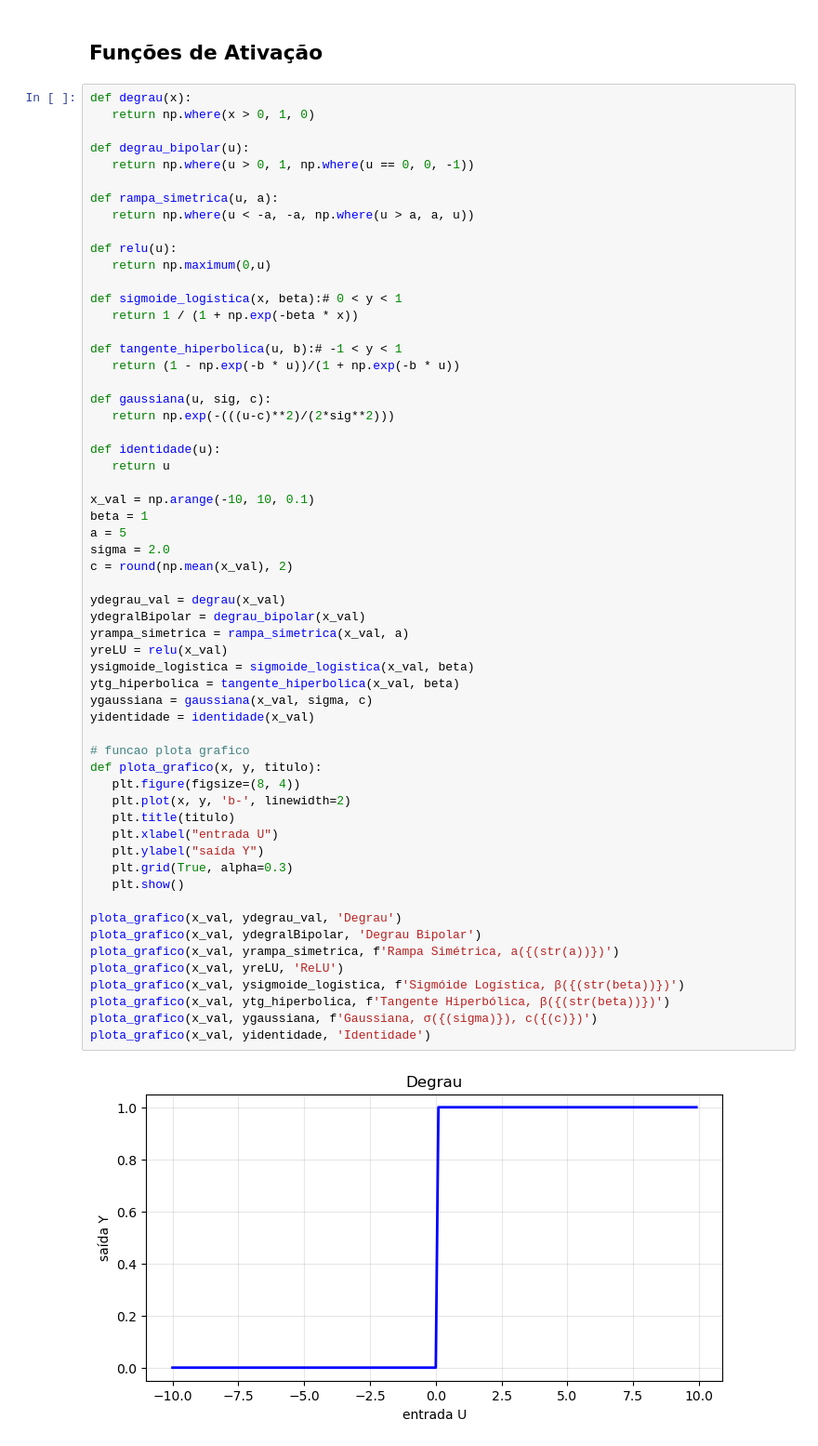
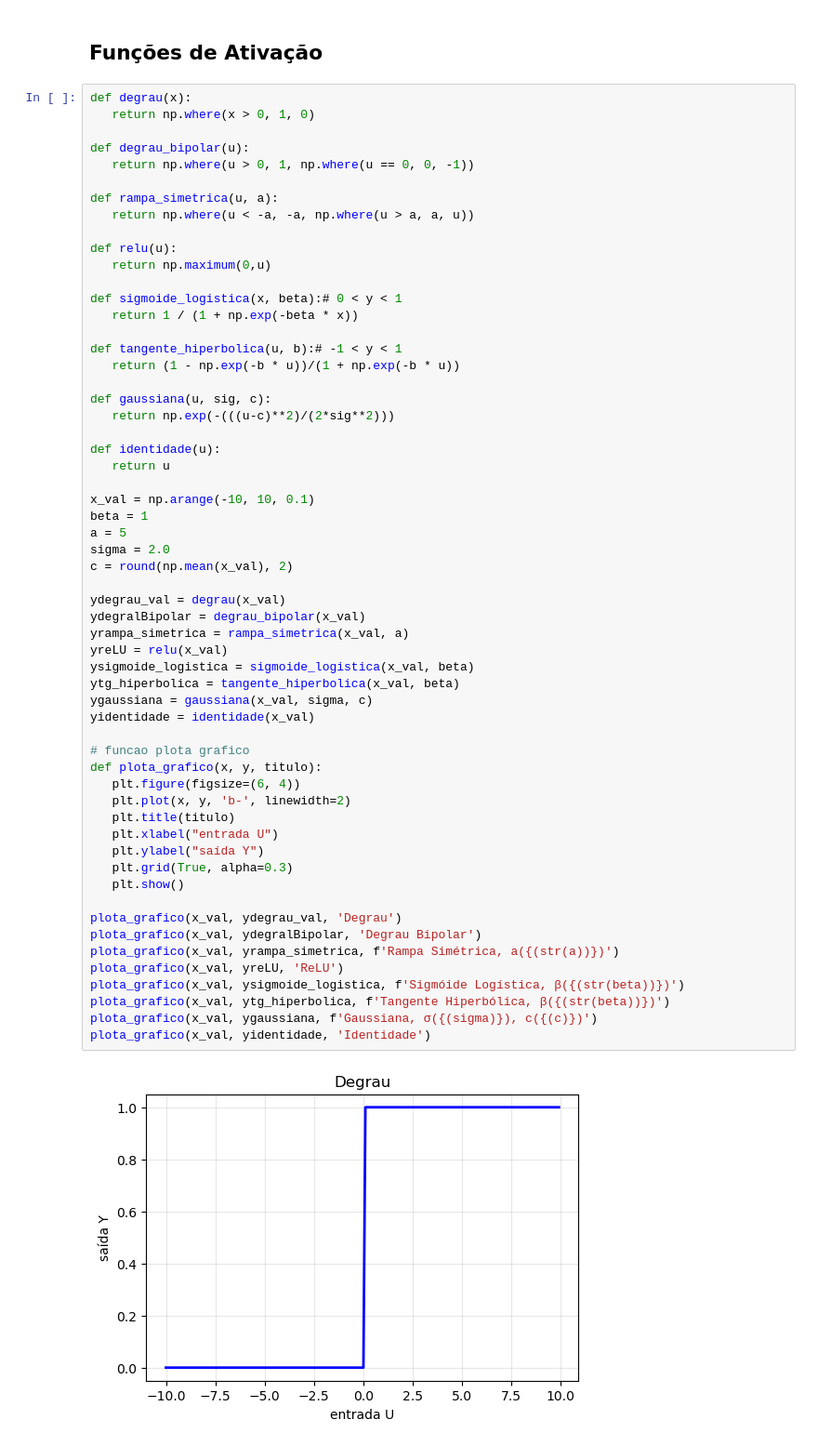
Before and after one commit to Lur4n/RNA, a Jupyter notebook: neuronio_artificial.ipynb, the cells around one changed output. Shown at 93% size. Drawn from its saved outputs; the diff is of its cells as text.

```diff
--- a/neuronio_artificial.ipynb
+++ b/neuronio_artificial.ipynb
@@ -118,32 +118,32 @@ a = 5
 sigma = 2.0
 c = round(np.mean(x_val), 2)
 
 ydegrau_val = degrau(x_val)
 ydegralBipolar = degrau_bipolar(x_val)
 yrampa_simetrica = rampa_simetrica(x_val, a)
 yreLU = relu(x_val)
 ysigmoide_logistica = sigmoide_logistica(x_val, beta)
 ytg_hiperbolica = tangente_hiperbolica(x_val, beta)
 ygaussiana = gaussiana(x_val, sigma, c)
 yidentidade = identidade(x_val)
 
 # funcao plota grafico
 def plota_grafico(x, y, titulo):
-   plt.figure(figsize=(8, 4))
+   plt.figure(figsize=(6, 4))
    plt.plot(x, y, 'b-', linewidth=2)
    plt.title(titulo)
    plt.xlabel("entrada U")
    plt.ylabel("saída Y")
    plt.grid(True, alpha=0.3)
    plt.show()
 
 plota_grafico(x_val, ydegrau_val, 'Degrau')
 plota_grafico(x_val, ydegralBipolar, 'Degrau Bipolar')
 plota_grafico(x_val, yrampa_simetrica, f'Rampa Simétrica, a({(str(a))})')
 plota_grafico(x_val, yreLU, 'ReLU')
 plota_grafico(x_val, ysigmoide_logistica, f'Sigmóide Logística, β({(str(beta))})')
 plota_grafico(x_val, ytg_hiperbolica, f'Tangente Hiperbólica, β({(str(beta))})')
 plota_grafico(x_val, ygaussiana, f'Gaussiana, σ({(sigma)}), c({(c)})')
 plota_grafico(x_val, yidentidade, 'Identidade')
 # %% [output]
-[figure, old version]
+[figure, new version]
```
Also changed, not shown: parts of 1 cell of this notebook, 4 other files.
